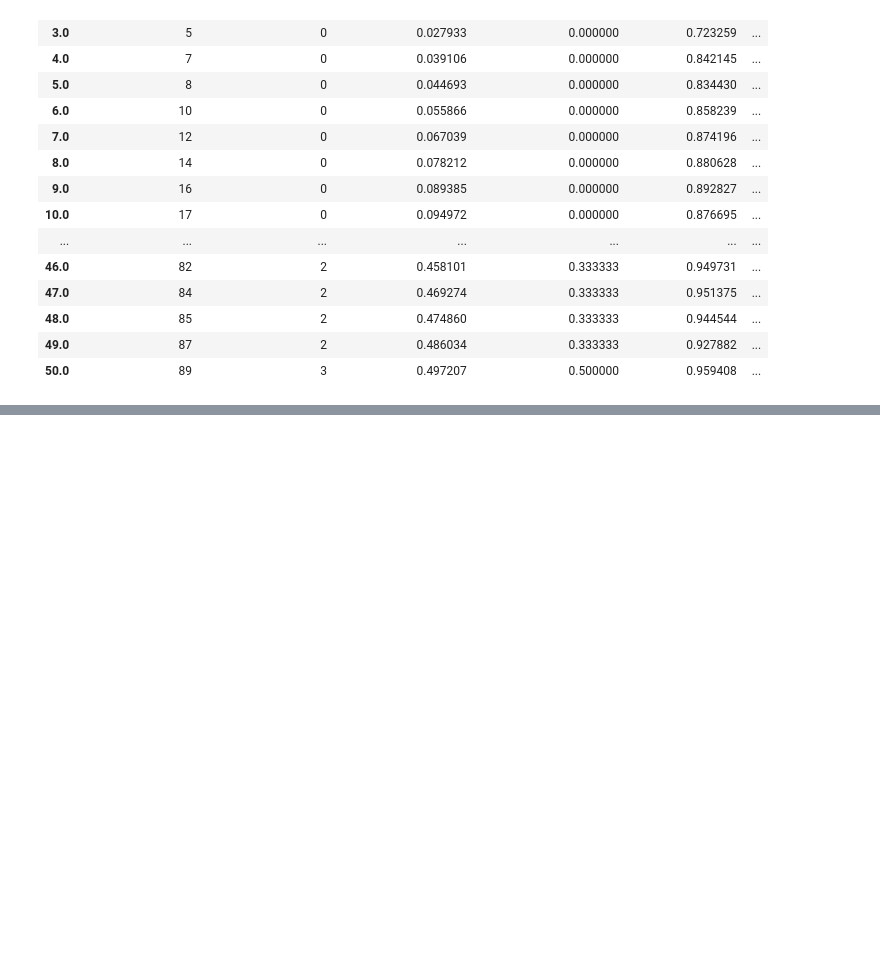
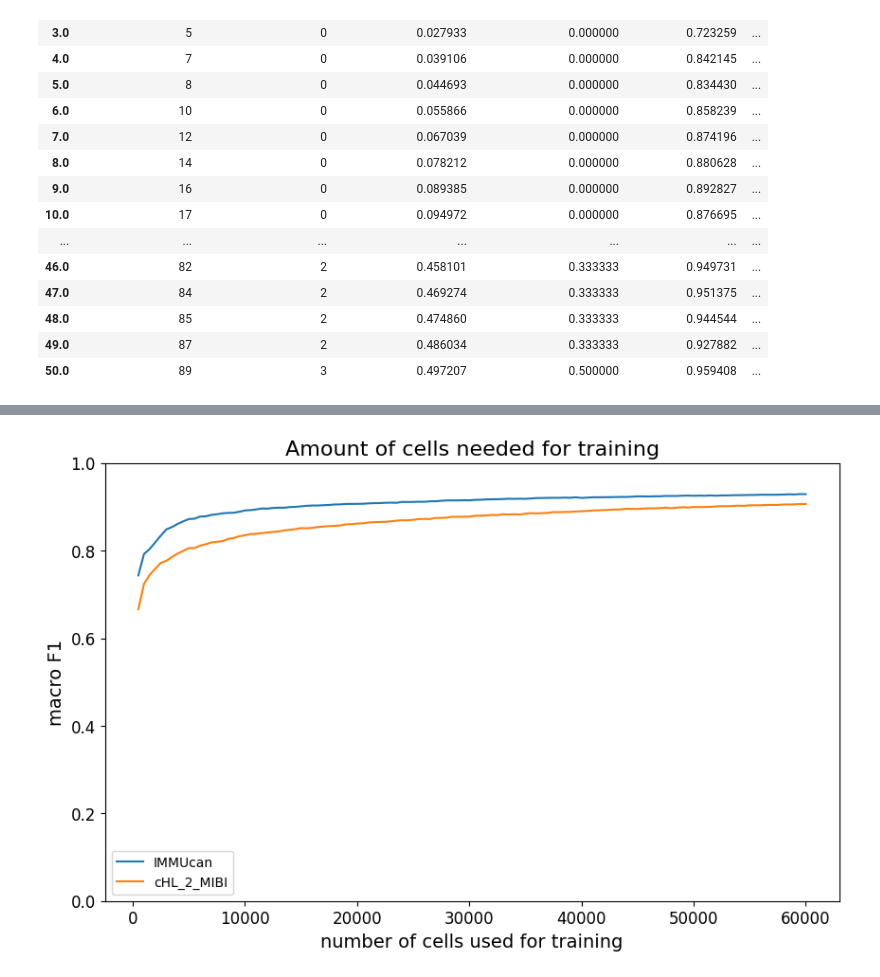
Before and after one commit to SchapiroLabor/spCellEval, a Jupyter notebook: src/training_amount/xgb_amount.ipynb, the cells around one changed output, grey strips where cells are left out. Saved outputs shown, nothing was run; the diff lists cells and outputs as text; code cells hidden in the pictures; blank space fills up the shorter version.

```diff
--- a/src/training_amount/xgb_amount.ipynb
+++ b/src/training_amount/xgb_amount.ipynb
@@ -159,0 +199,13 @@ plt.savefig('/Users/lukashat/Documents/PhD_Schapiro/Projects/phenotype_benchmark
+# %%
+df_immu = pd.read_csv('/Users/lukashat/Documents/PhD_Schapiro/Projects/phenotype_benchmark/datasets/IMMUcan_quantification.csv')
+cells_immu = get_cell_scores(df_immu, step=500, end=60001, start=500, drop_cols=['image', 'sample_id', 'cell_id', 'x', 'y', 'width_px',
+                     'height_px', 'cell_labels', 'level_1_cell_type', 'level_2_cell_type'], n_jobs=6)
+# %%
+df_cHL_2 = pd.read_csv('/Users/lukashat/Documents/PhD_Schapiro/Projects/phenotype_benchmark/datasets/cHL_2_MIBI_quantification.csv')
+cells_cHL2 = get_cell_scores(df_cHL_2, step=500, end=60001, start=500, drop_cols=['sample_id', 'cell_id', 'x', 'y', 'level_1_cell_type', 'level_2_cell_type'], n_jobs=6)
+# %%
+df_score = pd.DataFrame(index=np.arange(500, 60001, 500), columns=['f1_score_IMMUcan', 'f1_score_cHL_2_MIBI'])
+# %%
+df_score['f1_score_IMMUcan'] = cells_immu
+df_score['f1_score_cHL_2_MIBI'] = cells_cHL2
+df_score
@@ -159,0 +226,15 @@ plt.savefig('/Users/lukashat/Documents/PhD_Schapiro/Projects/phenotype_benchmark
+# %%
+fig, ax = plt.subplots(figsize=(10, 6))
+sns.lineplot(data=df_score, x=df_score.index, y='f1_score_IMMUcan', ax=ax, label='IMMUcan')
+sns.lineplot(data=df_score, x=df_score.index, y='f1_score_cHL_2_MIBI', ax=ax, label='cHL_2_MIBI')
+ax.set_xlabel('number of cells used for training', fontsize=14)
+ax.set_ylabel('macro F1', fontsize=14)
+plt.ylim(0, 1)
+#ax.set_xscale('log')
+plt.yticks(fontsize=12)
+plt.xticks(fontsize=12)
+ax.set_title('Amount of cells needed for training', fontsize=16)
+plt.savefig('/Users/lukashat/Documents/PhD_Schapiro/Projects/phenotype_benchmark/plots/amount_of_cells_needed_for_training.png', dpi=300)
+plt.show()
+# %% [output]
+[figure, added]
```
Also changed, not shown: parts of 8 cells of this notebook, 1 other file.
